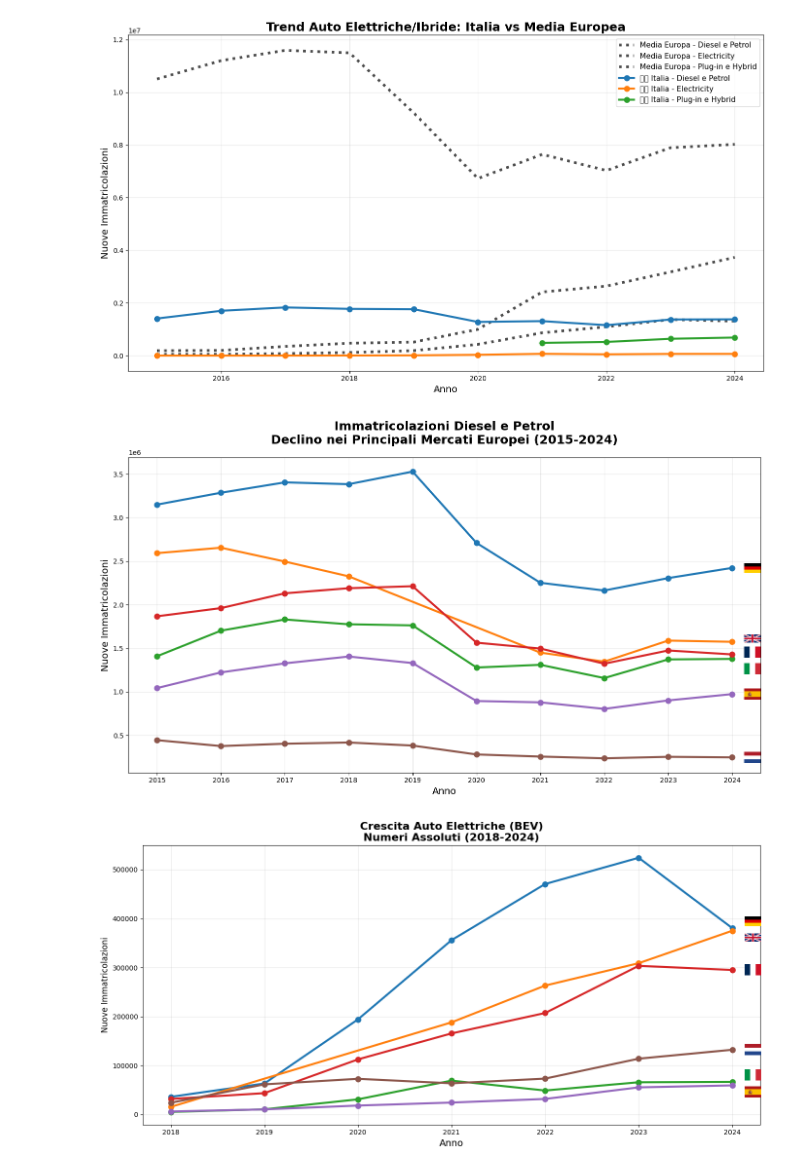
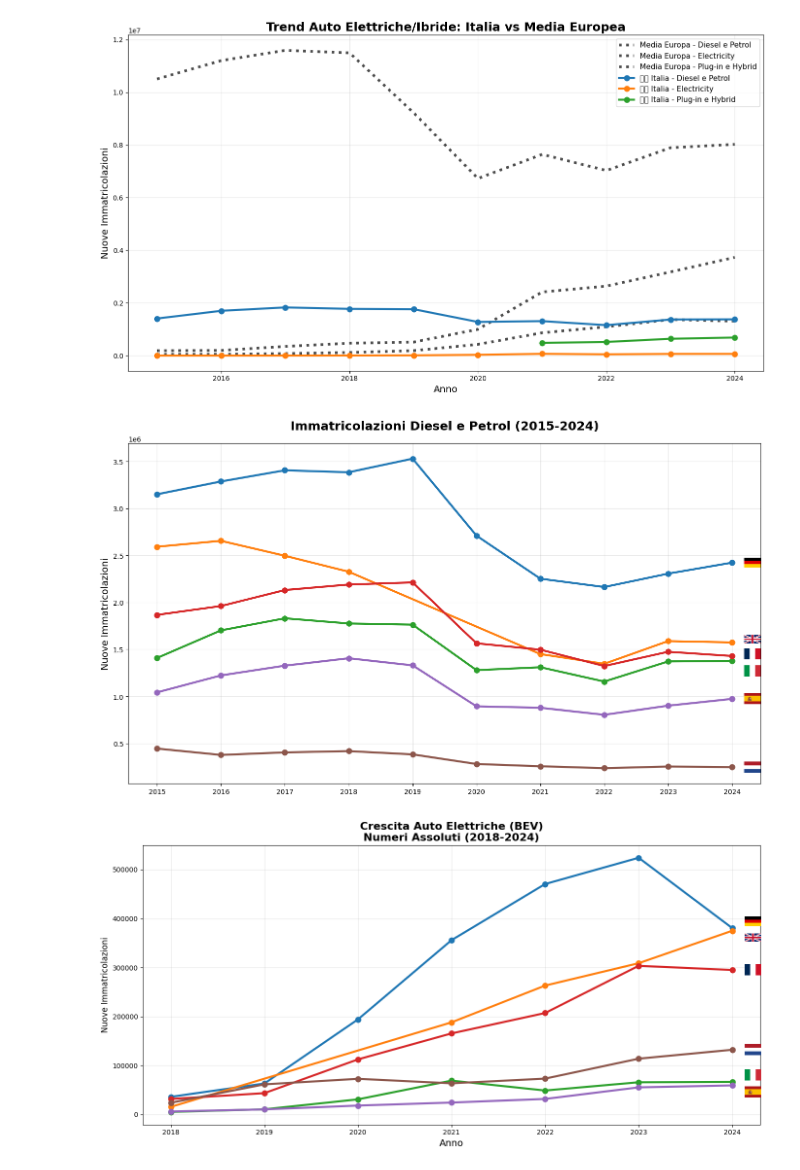
Before and after one commit to MarcoB27/data_visualization, a Jupyter notebook: script/combustion_engine_europe.ipynb, the cells around one changed output. Cells and saved outputs as stored; diff of their text form; code cells hidden in the pictures.

```diff
--- a/script/combustion_engine_europe.ipynb
+++ b/script/combustion_engine_europe.ipynb
@@ -176,36 +176,35 @@ for country in countries.values():
         ultimo_valore = data_country['OBS_VALUE'].iloc[-1]
 
         code = flag_codes.get(country)
         if code:
             try:
                 flag_img = get_flag(code)
                 imagebox = OffsetImage(flag_img, zoom=0.6)
                 imagebox.image.axes = ax
                 ab = AnnotationBbox(
                     imagebox,
                     (ultimo_anno, ultimo_valore),
                     xybox=(30, flag_offset_y.get(country, 0)),
                     xycoords='data',
                     boxcoords='offset points',
                     frameon=False,
                 )
                 ax.add_artist(ab)
             except:
                 pass
 
-ax.set_title('Immatricolazioni Diesel e Petrol\nDeclino nei Principali Mercati Europei (2015-2024)',
+ax.set_title('Immatricolazioni Diesel e Petrol (2015-2024)',
              fontsize=18, fontweight='bold', pad=20)
-ax.set_xlabel('Anno', fontsize=14)
 ax.set_ylabel('Nuove Immatricolazioni', fontsize=14)
 ax.grid(True, alpha=0.3)
 ax.tick_params(axis='x', rotation=0)
 ax.set_xticks(sorted(diesel_data['TIME_PERIOD'].unique()))
 
 plt.subplots_adjust(right=0.88)
 plt.tight_layout()
 plt.show()
 # %% [output]
-[figure, old version]
+[figure, new version]
 # %%
 from matplotlib.offsetbox import OffsetImage, AnnotationBbox
 import urllib.request
```
Also changed, not shown: parts of 2 cells of this notebook, 25 other files.
